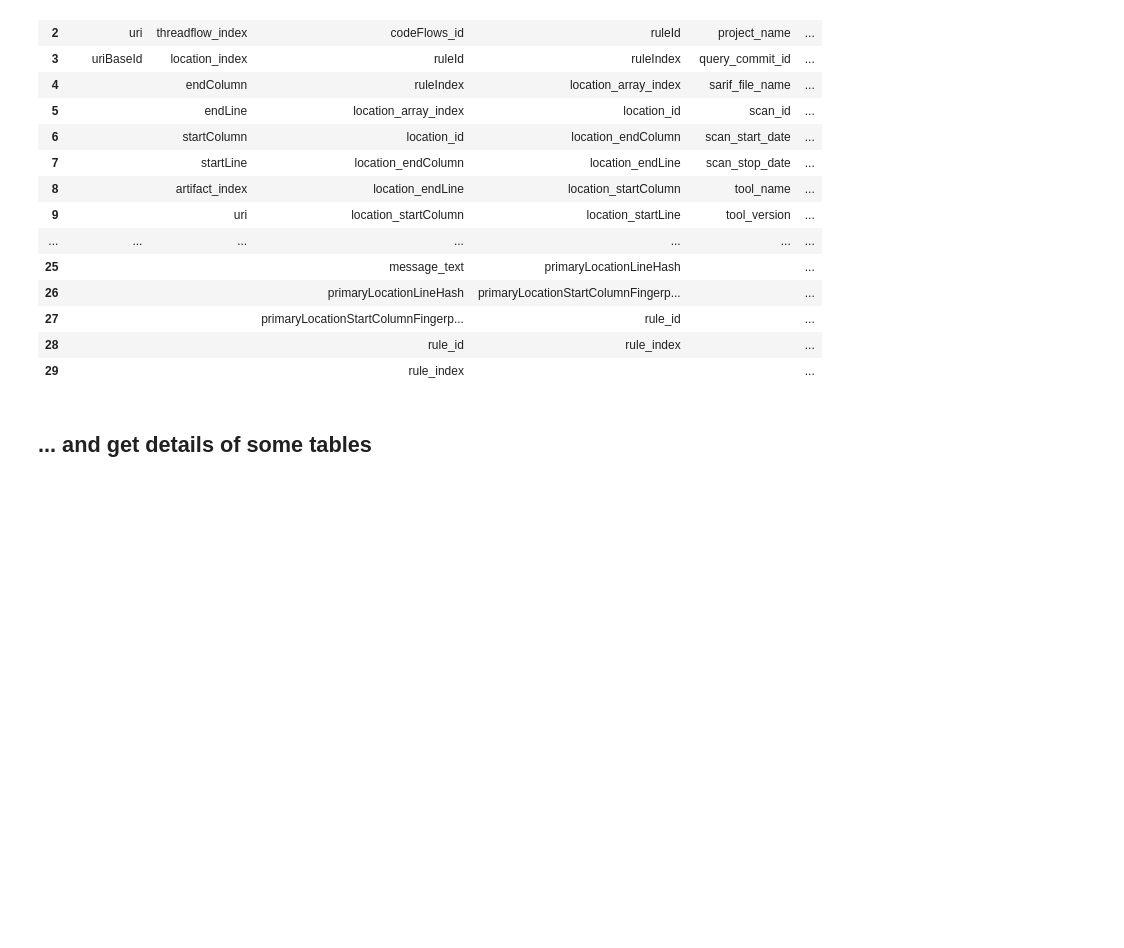
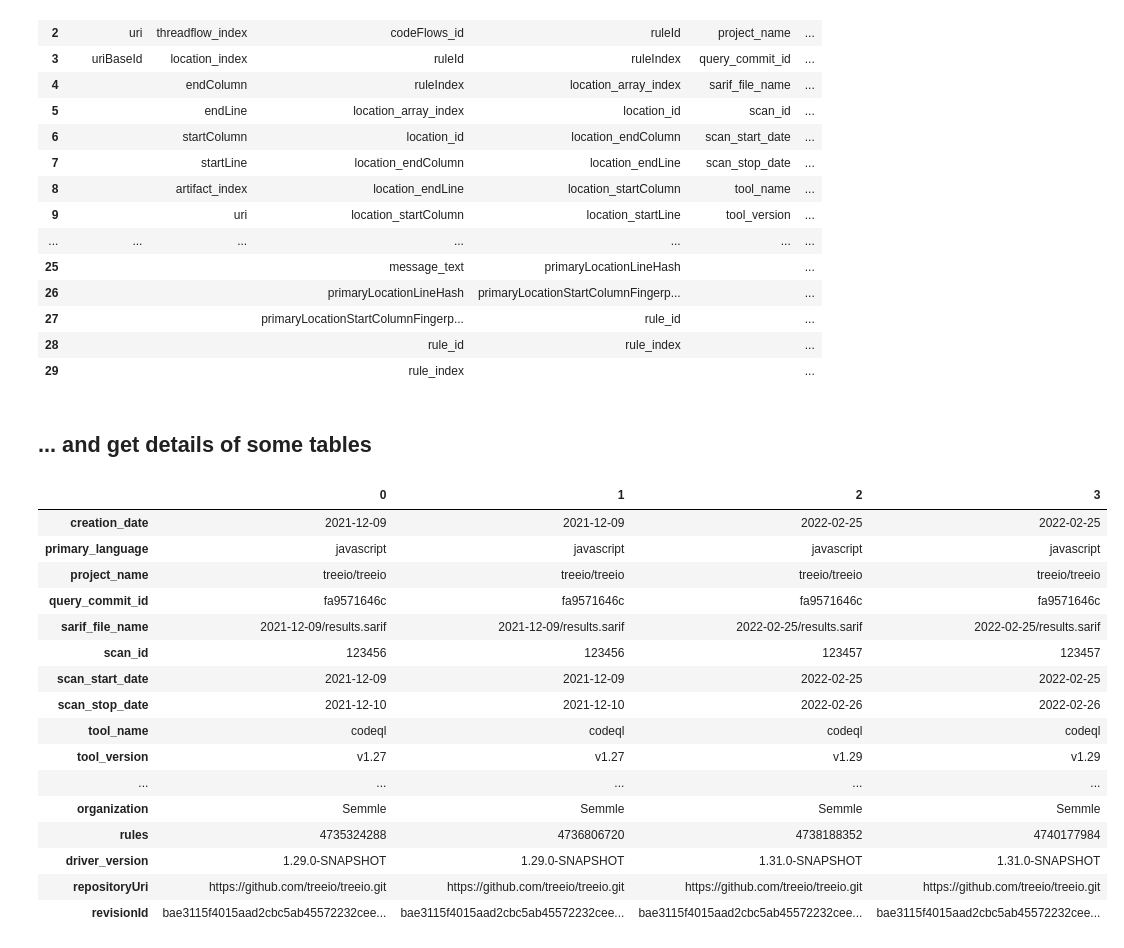
Before and after one commit to hohn/sarif-cli, a Jupyter notebook: scripts/multi-table-overview.ipynb, the cells around one changed output. Drawn from its saved outputs; the diff is of its cells as text; code cells hidden in the pictures; blank space fills up the shorter version.

Commit message:
interim: sarif-extract-multi table outputs and future table diagrams

```diff
--- a/scripts/multi-table-overview.ipynb
+++ b/scripts/multi-table-overview.ipynb
@@ -73,6 +77,26 @@ windowed_view(d1.colnames.fillna(""))
 | 29 |  |  | rule_index |  |  | ... |
 # %% [markdown]
 ## ... and get details of some tables
+# %%
+d1['project.csv'].T
+# %% [output]
+|  | 0 | 1 | 2 | 3 |
+| creation_date | 2021-12-09 | 2021-12-09 | 2022-02-25 | 2022-02-25 |
+| primary_language | javascript | javascript | javascript | javascript |
+| project_name | treeio/treeio | treeio/treeio | treeio/treeio | treeio/treeio |
+| query_commit_id | fa9571646c | fa9571646c | fa9571646c | fa9571646c |
+| sarif_file_name | 2021-12-09/results.sarif | 2021-12-09/results.sarif | 2022-02-25/results.sarif | 2022-02-25/results.sarif |
+| scan_id | 123456 | 123456 | 123457 | 123457 |
+| scan_start_date | 2021-12-09 | 2021-12-09 | 2022-02-25 | 2022-02-25 |
+| scan_stop_date | 2021-12-10 | 2021-12-10 | 2022-02-26 | 2022-02-26 |
+| tool_name | codeql | codeql | codeql | codeql |
+| tool_version | v1.27 | v1.27 | v1.29 | v1.29 |
+| ... | ... | ... | ... | ... |
+| organization | Semmle | Semmle | Semmle | Semmle |
+| rules | 4735324288 | 4736806720 | 4738188352 | 4740177984 |
+| driver_version | 1.29.0-SNAPSHOT | 1.29.0-SNAPSHOT | 1.31.0-SNAPSHOT | 1.31.0-SNAPSHOT |
+| repositoryUri | https://github.com/treeio/treeio.git | https://github.com/treeio/treeio.git | https://github.com/treeio/treeio.git | https://github.com/treeio/treeio.git |
+| revisionId | bae3115f4015aad2cbc5ab45572232cee... | bae3115f4015aad2cbc5ab45572232cee... | bae3115f4015aad2cbc5ab45572232cee... | bae3115f4015aad2cbc5ab45572232cee... |
 # %%
 d1["artifacts.csv"].T
 # %% [output]
```
Also changed, not shown: parts of 7 cells of this notebook, 3 other files.
